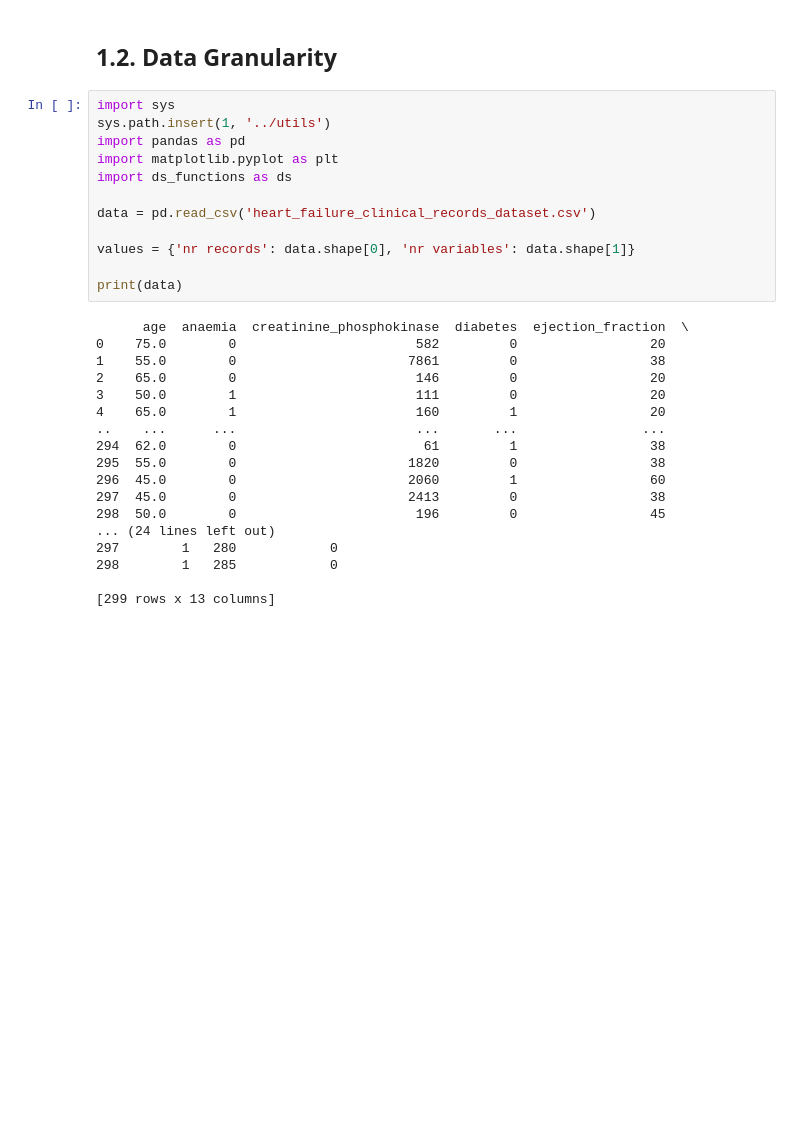
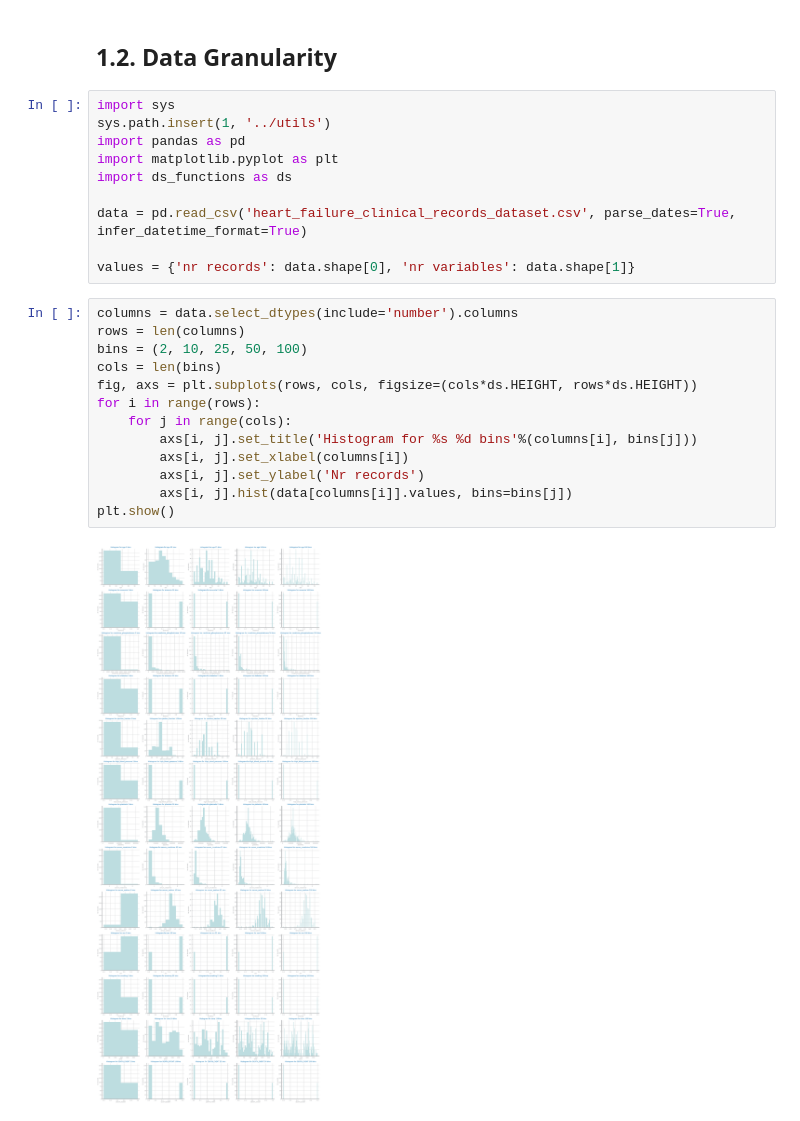
Before and after one commit to filipesousaist/ds_project, a Jupyter notebook: dataset1/Granularity.ipynb, the cells around one changed output. Cells and saved outputs as stored; diff of their text form; blank space fills up the shorter version.

```diff
--- a/dataset1/Granularity.ipynb
+++ b/dataset1/Granularity.ipynb
@@ -7,26 +7,21 @@ import pandas as pd
 import matplotlib.pyplot as plt
 import ds_functions as ds
 
-data = pd.read_csv('heart_failure_clinical_records_dataset.csv')
+data = pd.read_csv('heart_failure_clinical_records_dataset.csv', parse_dates=True, infer_datetime_format=True)
 
 values = {'nr records': data.shape[0], 'nr variables': data.shape[1]}
-
-print(data)
-# %% [output]
-      age  anaemia  creatinine_phosphokinase  diabetes  ejection_fraction  \
-0    75.0        0                       582         0                 20
-1    55.0        0                      7861         0                 38
-2    65.0        0                       146         0                 20
-3    50.0        1                       111         0                 20
-4    65.0        1                       160         1                 20
-..    ...      ...                       ...       ...                ...
-294  62.0        0                        61         1                 38
-295  55.0        0                      1820         0                 38
-296  45.0        0                      2060         1                 60
-297  45.0        0                      2413         0                 38
-298  50.0        0                       196         0                 45
-... (24 lines left out)
-297        1   280            0
-298        1   285            0
-
-[299 rows x 13 columns]
+# %%
+columns = data.select_dtypes(include='number').columns
+rows = len(columns)
+bins = (2, 10, 25, 50, 100)
+cols = len(bins)
+fig, axs = plt.subplots(rows, cols, figsize=(cols*ds.HEIGHT, rows*ds.HEIGHT))
+for i in range(rows):
+    for j in range(cols):
+        axs[i, j].set_title('Histogram for %s %d bins'%(columns[i], bins[j]))
+        axs[i, j].set_xlabel(columns[i])
+        axs[i, j].set_ylabel('Nr records')
+        axs[i, j].hist(data[columns[i]].values, bins=bins[j])
+plt.show()
+# %% [output]
+[figure, added]
```
Also changed, not shown: parts of 1 cell of this notebook, 1 other file.
